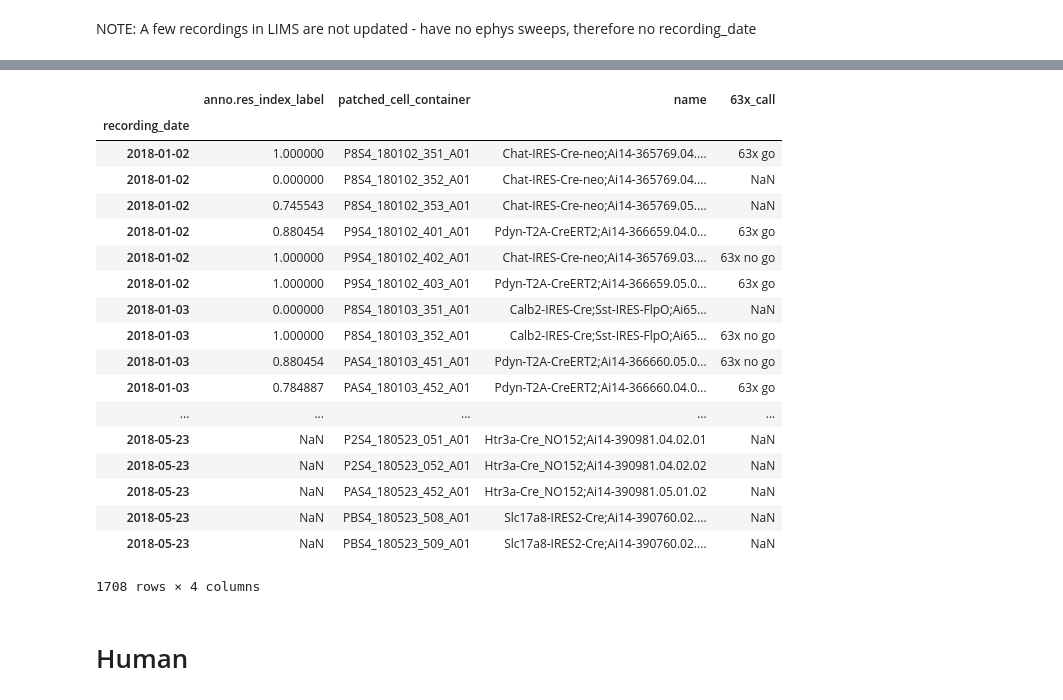
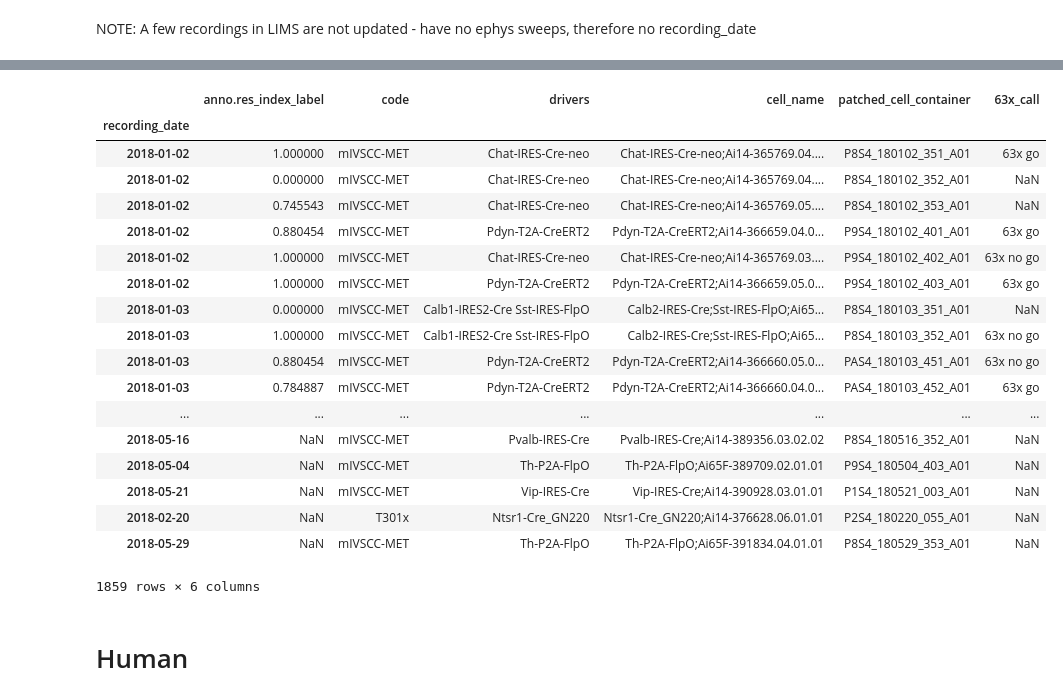
Before and after one commit to ru57y34nn/SMART_goals, a Jupyter notebook: src/SMART_Data.ipynb, the cells around one changed output, grey strips where cells are left out. Drawn from its saved outputs; the diff is of its cells as text; code cells hidden in the pictures.

Commit message:
updated script with sql query to pull in driver lines.

```diff
--- a/src/SMART_Data.ipynb
+++ b/src/SMART_Data.ipynb
@@ -51,3 +51,24 @@ imgs_query = "Select cell.name, array_to_string(array_agg(DISTINCT tag.name), '_
             GROUP BY cell.id \
             ORDER BY 1"
 imgs_df = lsq.get_lims_dataframe(imgs_query)
+# %%
+lims_query1 = "WITH reporters AS (SELECT dg.donor_id, ARRAY_TO_STRING (ARRAY_AGG (DISTINCT g.name), ' ') AS reporters \
+FROM donors_genotypes dg JOIN genotypes g ON dg.genotype_id = g.id \
+JOIN genotype_types gt ON g.genotype_type_id = gt.id \
+WHERE gt.name ILIKE 'reporter%' \
+GROUP BY dg.donor_id ), \
+drivers AS (SELECT dg.donor_id, ARRAY_TO_STRING (ARRAY_AGG (DISTINCT g.name), ' ') AS drivers \
+FROM donors_genotypes dg \
+JOIN genotypes g ON dg.genotype_id = g.id \
+JOIN genotype_types gt ON g.genotype_type_id = gt.id \
+WHERE gt.name ILIKE 'driver%' \
+GROUP BY dg.donor_id) \
+SELECT DISTINCT s.name AS cell_name, proj.name, proj.code, rpt.reporters, drv.drivers \
+FROM specimens s JOIN projects proj ON s.project_id = proj.id \
+LEFT JOIN reporters rpt ON s.donor_id = rpt.donor_id \
+LEFT JOIN drivers drv ON s.donor_id = drv.donor_id \
+WHERE proj.code = 'mIVSCC-MET' OR proj.code = 'T301' OR proj.code = 'T301x'"
+
+lims_df1 = lsq.get_lims_dataframe(lims_query1)
+lims_df1 = lims_df1.drop(['name', 'reporters'], axis=1)
+lims_df1.tail()
@@ -57,11 +85,11 @@ imgs_df = lsq.get_lims_dataframe(imgs_query)
 #            FROM ephys_roi_results err JOIN specimens ON specimens.ephys_roi_result_id = err.id \
 #            WHERE patched_cell_container != 'None'"
 
-lims_query = "SELECT s.name, s.patched_cell_container \
+lims_query2 = "SELECT s.name, s.patched_cell_container \
             FROM specimens s \
             WHERE patched_cell_container != 'None'"
-lims_df = lsq.get_lims_dataframe(lims_query)
-lims_df.head()
+lims_df2 = lsq.get_lims_dataframe(lims_query2)
+lims_df2.head()
 # %% [output]
 |  | patched_cell_container | name |
 | 0 | P8S4_171023_356_A01 | Rorb-IRES2-Cre;Ai14-355893.04.02.01 |
@@ -71,0 +100,3 @@ lims_df.head()
+# %%
+lims_df = pd.merge(left = lims_df1, right = lims_df2, left_on = 'cell_name', right_on = 'name', how = 'right')
+lims_df
@@ -266,29 +316,29 @@ mouse_smart_data
 # %%
 mouse_smart_data = mouse_smart_data[~mouse_smart_data['patched_cell_container'].astype(str).str.startswith('PX')]
 mouse_smart_data = mouse_smart_data[~mouse_smart_data['patched_cell_container'].astype(str).str.startswith('PG')]
 mouse_smart_data = mouse_smart_data[~mouse_smart_data['patched_cell_container'].astype(str).str.startswith('PH')]
-
+mouse_smart_data = mouse_smart_data.drop('name', axis=1)
 mouse_smart_data
 # %% [output]
-|  | anno.res_index_label | patched_cell_container | name | 63x_call |
-| recording_date |  |  |  |  |
-| 2018-01-02 | 1.000000 | P8S4_180102_351_A01 | Chat-IRES-Cre-neo;Ai14-365769.04.... | 63x go |
-| 2018-01-02 | 0.000000 | P8S4_180102_352_A01 | Chat-IRES-Cre-neo;Ai14-365769.04.... | NaN |
-| 2018-01-02 | 0.745543 | P8S4_180102_353_A01 | Chat-IRES-Cre-neo;Ai14-365769.05.... | NaN |
-| 2018-01-02 | 0.880454 | P9S4_180102_401_A01 | Pdyn-T2A-CreERT2;Ai14-366659.04.0... | 63x go |
-| 2018-01-02 | 1.000000 | P9S4_180102_402_A01 | Chat-IRES-Cre-neo;Ai14-365769.03.... | 63x no go |
-| 2018-01-02 | 1.000000 | P9S4_180102_403_A01 | Pdyn-T2A-CreERT2;Ai14-366659.05.0... | 63x go |
-| 2018-01-03 | 0.000000 | P8S4_180103_351_A01 | Calb2-IRES-Cre;Sst-IRES-FlpO;Ai65... | NaN |
-| 2018-01-03 | 1.000000 | P8S4_180103_352_A01 | Calb2-IRES-Cre;Sst-IRES-FlpO;Ai65... | 63x no go |
-| 2018-01-03 | 0.880454 | PAS4_180103_451_A01 | Pdyn-T2A-CreERT2;Ai14-366660.05.0... | 63x no go |
-| 2018-01-03 | 0.784887 | PAS4_180103_452_A01 | Pdyn-T2A-CreERT2;Ai14-366660.04.0... | 63x go |
-| ... | ... | ... | ... | ... |
-| 2018-05-23 | NaN | P2S4_180523_051_A01 | Htr3a-Cre_NO152;Ai14-390981.04.02.01 | NaN |
-| 2018-05-23 | NaN | P2S4_180523_052_A01 | Htr3a-Cre_NO152;Ai14-390981.04.02.02 | NaN |
-| 2018-05-23 | NaN | PAS4_180523_452_A01 | Htr3a-Cre_NO152;Ai14-390981.05.01.02 | NaN |
-| 2018-05-23 | NaN | PBS4_180523_508_A01 | Slc17a8-IRES2-Cre;Ai14-390760.02.... | NaN |
-| 2018-05-23 | NaN | PBS4_180523_509_A01 | Slc17a8-IRES2-Cre;Ai14-390760.02.... | NaN |
+|  | anno.res_index_label | code | drivers | cell_name | patched_cell_container | 63x_call |
+| recording_date |  |  |  |  |  |  |
+| 2018-01-02 | 1.000000 | mIVSCC-MET | Chat-IRES-Cre-neo | Chat-IRES-Cre-neo;Ai14-365769.04.... | P8S4_180102_351_A01 | 63x go |
+| 2018-01-02 | 0.000000 | mIVSCC-MET | Chat-IRES-Cre-neo | Chat-IRES-Cre-neo;Ai14-365769.04.... | P8S4_180102_352_A01 | NaN |
+| 2018-01-02 | 0.745543 | mIVSCC-MET | Chat-IRES-Cre-neo | Chat-IRES-Cre-neo;Ai14-365769.05.... | P8S4_180102_353_A01 | NaN |
+| 2018-01-02 | 0.880454 | mIVSCC-MET | Pdyn-T2A-CreERT2 | Pdyn-T2A-CreERT2;Ai14-366659.04.0... | P9S4_180102_401_A01 | 63x go |
+| 2018-01-02 | 1.000000 | mIVSCC-MET | Chat-IRES-Cre-neo | Chat-IRES-Cre-neo;Ai14-365769.03.... | P9S4_180102_402_A01 | 63x no go |
+| 2018-01-02 | 1.000000 | mIVSCC-MET | Pdyn-T2A-CreERT2 | Pdyn-T2A-CreERT2;Ai14-366659.05.0... | P9S4_180102_403_A01 | 63x go |
+| 2018-01-03 | 0.000000 | mIVSCC-MET | Calb1-IRES2-Cre Sst-IRES-FlpO | Calb2-IRES-Cre;Sst-IRES-FlpO;Ai65... | P8S4_180103_351_A01 | NaN |
+| 2018-01-03 | 1.000000 | mIVSCC-MET | Calb1-IRES2-Cre Sst-IRES-FlpO | Calb2-IRES-Cre;Sst-IRES-FlpO;Ai65... | P8S4_180103_352_A01 | 63x no go |
+| 2018-01-03 | 0.880454 | mIVSCC-MET | Pdyn-T2A-CreERT2 | Pdyn-T2A-CreERT2;Ai14-366660.05.0... | PAS4_180103_451_A01 | 63x no go |
+| 2018-01-03 | 0.784887 | mIVSCC-MET | Pdyn-T2A-CreERT2 | Pdyn-T2A-CreERT2;Ai14-366660.04.0... | PAS4_180103_452_A01 | 63x go |
+| ... | ... | ... | ... | ... | ... | ... |
+| 2018-05-16 | NaN | mIVSCC-MET | Pvalb-IRES-Cre | Pvalb-IRES-Cre;Ai14-389356.03.02.02 | P8S4_180516_352_A01 | NaN |
+| 2018-05-04 | NaN | mIVSCC-MET | Th-P2A-FlpO | Th-P2A-FlpO;Ai65F-389709.02.01.01 | P9S4_180504_403_A01 | NaN |
+| 2018-05-21 | NaN | mIVSCC-MET | Vip-IRES-Cre | Vip-IRES-Cre;Ai14-390928.03.01.01 | P1S4_180521_003_A01 | NaN |
+| 2018-02-20 | NaN | T301x | Ntsr1-Cre_GN220 | Ntsr1-Cre_GN220;Ai14-376628.06.01.01 | P2S4_180220_055_A01 | NaN |
+| 2018-05-29 | NaN | mIVSCC-MET | Th-P2A-FlpO | Th-P2A-FlpO;Ai65F-391834.04.01.01 | P8S4_180529_353_A01 | NaN |
-1708 rows × 4 columns
+1859 rows × 6 columns
 # %%
 full_path2 = home/"documents"/"github"/"SMART_goals"/"data"/"mouse_smart_data.csv"
 full_path2 = str(full_path2)
```
Also changed, not shown: parts of 20 cells of this notebook.
